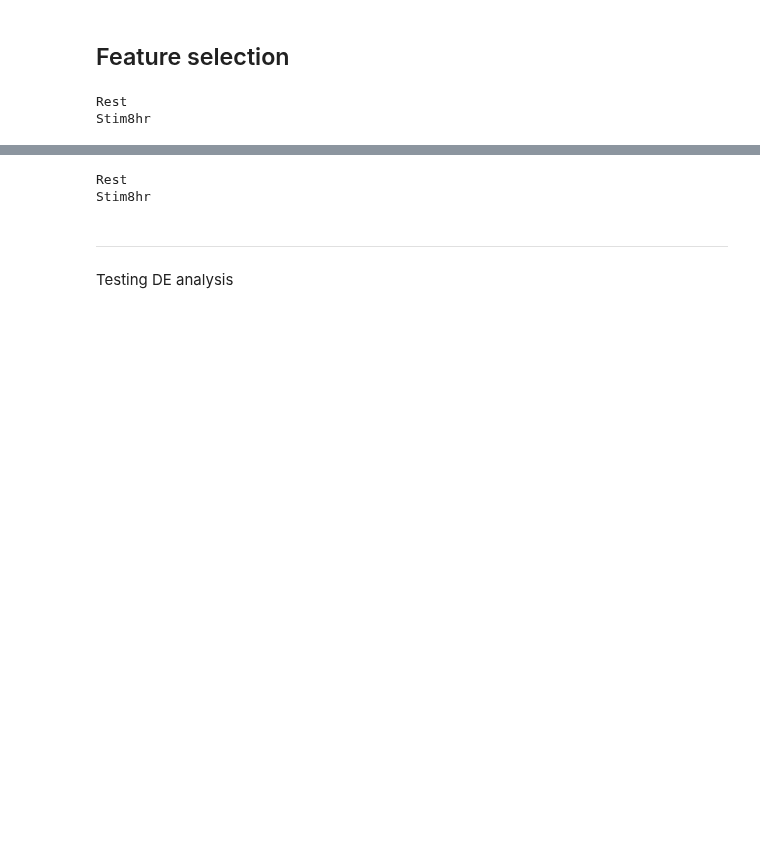
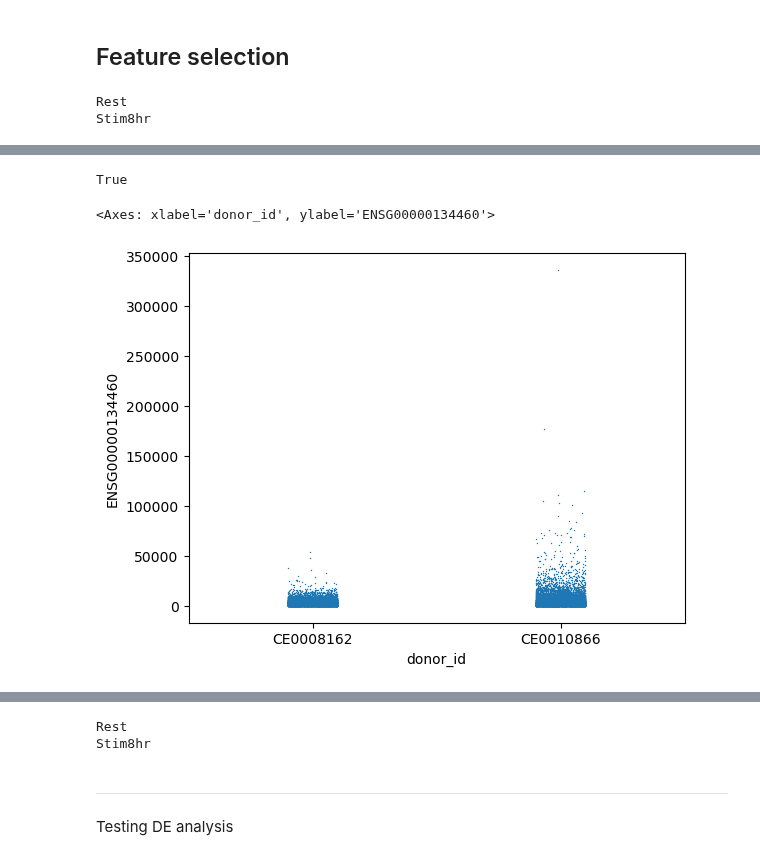
Before and after one commit to emdann/GWT_perturbseq_analysis_2025, a Jupyter notebook: src/3_DE_analysis/prep_DE.ipynb, the cells around one changed output, grey strips where cells are left out. Saved outputs shown, nothing was run; the diff lists cells and outputs as text; code cells hidden in the pictures; blank space fills up the shorter version.

```diff
--- a/src/3_DE_analysis/prep_DE.ipynb
+++ b/src/3_DE_analysis/prep_DE.ipynb
@@ -40,6 +40,7 @@ feature_selection_params = config.get('feature_selection', {})
 highx_min_mean_counts = feature_selection_params.get('highx_min_mean_counts', 2000)
 highx_min_pct_dropouts = feature_selection_params.get('highx_min_pct_dropouts', 0.5)
 lowx_max_pct_dropouts = feature_selection_params.get('lowx_max_pct_dropouts', 99.9)
+lowx_min_counts = feature_selection_params.get('lowx_min_counts', 99.9)
 
 # File paths
 file_paths = config.get('file_paths', {})
@@ -252,6 +262,7 @@ pbulk_adata = pbulk_adata[pbulk_adata.obs['keep_for_DE']].copy()
 # %% [markdown]
 ## Feature selection
 # %%
+feature_selection_vars = pd.DataFrame()
 for c in pbulk_adata.obs['culture_condition'].unique():
     print(c)
     pbulk_adata_cond = pbulk_adata[pbulk_adata.obs['culture_condition'] == c].copy()
@@ -262,7 +273,8 @@ for c in pbulk_adata.obs['culture_condition'].unique():
         highx_min_mean_counts = highx_min_mean_counts,
         highx_min_pct_dropouts_by_counts = highx_min_pct_dropouts,
         lowx_max_pct_dropouts_by_counts = lowx_max_pct_dropouts,
-        return_all=True,
+        lowx_min_counts = lowx_min_counts,
+        return_all = True,
         use_rapids = False
         )
 
@@ -278,6 +290,8 @@ for c in pbulk_adata.obs['culture_condition'].unique():
     with open(f"{datadir}/{de_test_genes_file.replace('.txt', f'.{c}.txt')}", 'w') as f:
         for gene in DE_test_genes:
             f.write(f"{gene}\n")
+    feature_selection_var['culture_condition'] = c
+    feature_selection_vars = pd.concat([feature_selection_vars, feature_selection_var])
 # %% [output]
 Rest
 Stim8hr
@@ -287,0 +303,14 @@ target2chunk_file.replace('.csv.gz', f'.{c}.csv.gz')
+# %%
+
+
+highly_expressed_outiers = pbulk_adata_cond.var_names[(pbulk_adata_cond.var['mean_counts'] > highx_min_mean_counts) & (pbulk_adata_cond.var['pct_dropout_by_counts'] < highx_min_pct_dropouts)].tolist()
+'ENSG00000111537' in highly_expressed_outiers
+# %% [output]
+True
+# %%
+pl_df = sc.get.obs_df(pbulk_adata_cond, ['donor_id','ENSG00000134460'])
+sns.stripplot(data=pl_df, x='donor_id', y='ENSG00000134460', s=1)
+# plt.plot(pbulk_adata_cond[:, 'ENSG00000111537'].X.toarray(), '.');
+# %% [output]
+<Axes: xlabel='donor_id', ylabel='ENSG00000134460'>
+[figure, added]
```
Also changed, not shown: parts of 18 cells of this notebook.
